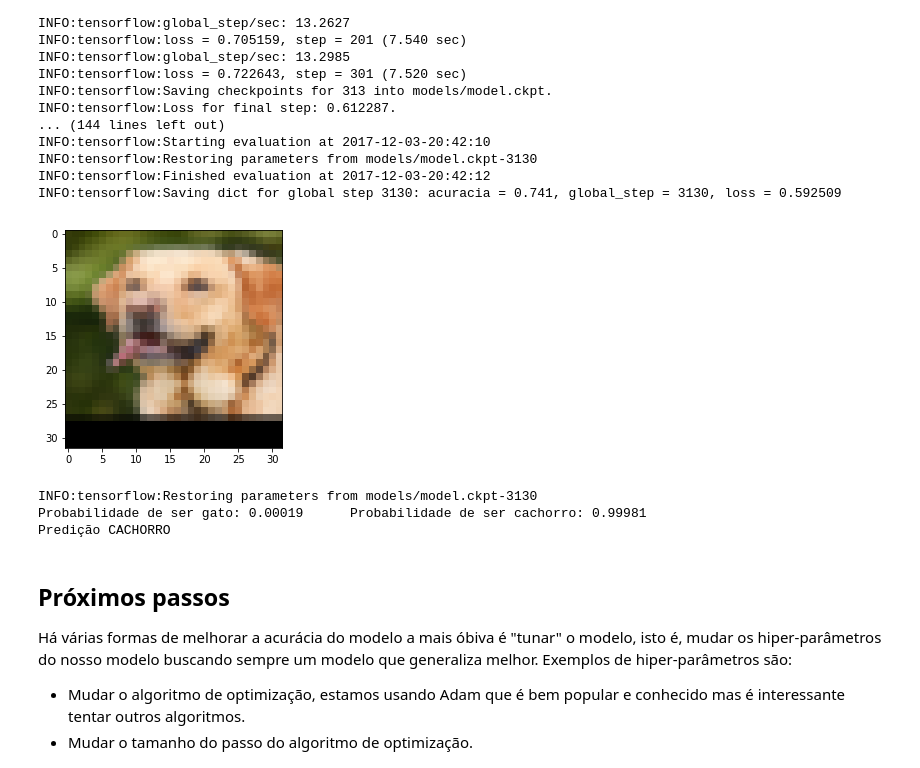
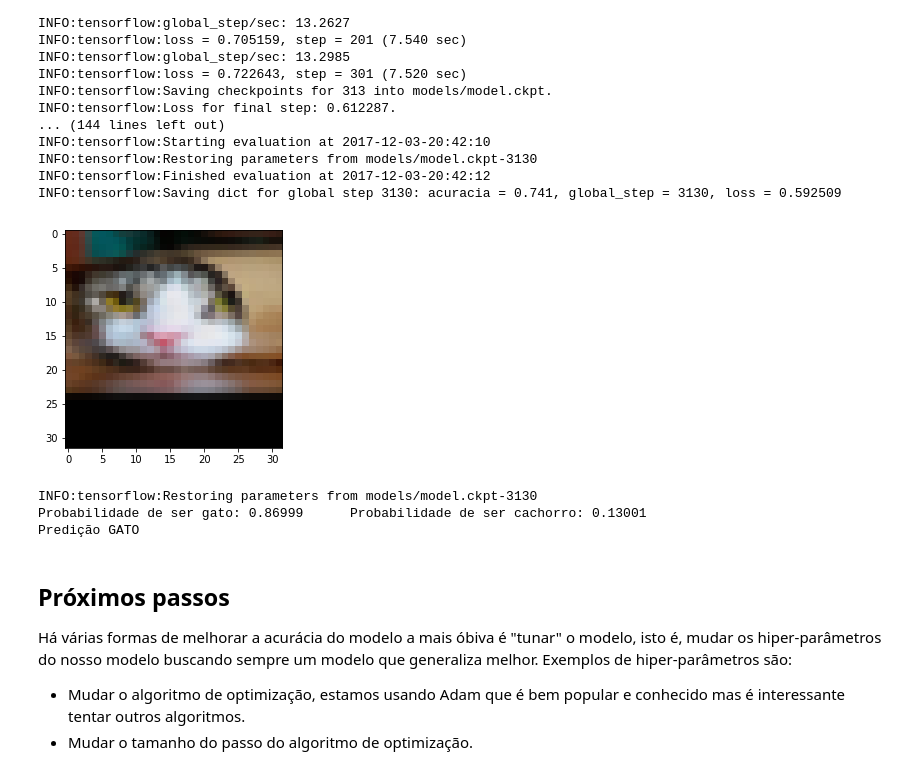
Before and after one commit to hereismari/tensorflow-brasil, a Jupyter notebook: classificador-cachorros-gatos-estimator/classificador-de-imagens-estimators.ipynb, the cells around one changed output. Cells and saved outputs as stored; diff of their text form; code cells hidden in the pictures.

```diff
--- a/classificador-cachorros-gatos-estimator/classificador-de-imagens-estimators.ipynb
+++ b/classificador-cachorros-gatos-estimator/classificador-de-imagens-estimators.ipynb
@@ -444,17 +451,17 @@ def get_predicao(path_imagem):
 
     # Busca predição
     pred_dict = estimator.predict(
-        input_fn=predict_wrapper(img)).next()
+        input_fn=predicao_wrapper(img)).next()
 
     print ('Probabilidade de ser gato: %.5f\tProbabilidade de ser cachorro: %.5f' % (pred_dict['probabilidade'][1], pred_dict['probabilidade'][0]))
     print ('Predição %s' % ('GATO' if pred_dict['predicao'] == 1 else 'CACHORRO'))
 # %%
-get_predicao('imgs/dog.jpg')
+get_predicao('imgs/gato3.jpg')
 # %% [output]
-[figure, old version]
+[figure, new version]
 INFO:tensorflow:Restoring parameters from models/model.ckpt-3130
-Probabilidade de ser gato: 0.00019      Probabilidade de ser cachorro: 0.99981
-Predição CACHORRO
+Probabilidade de ser gato: 0.86999      Probabilidade de ser cachorro: 0.13001
+Predição GATO
 # %% [markdown]
 ## Próximos passos
 
```
Also changed, not shown: parts of 4 cells of this notebook.
